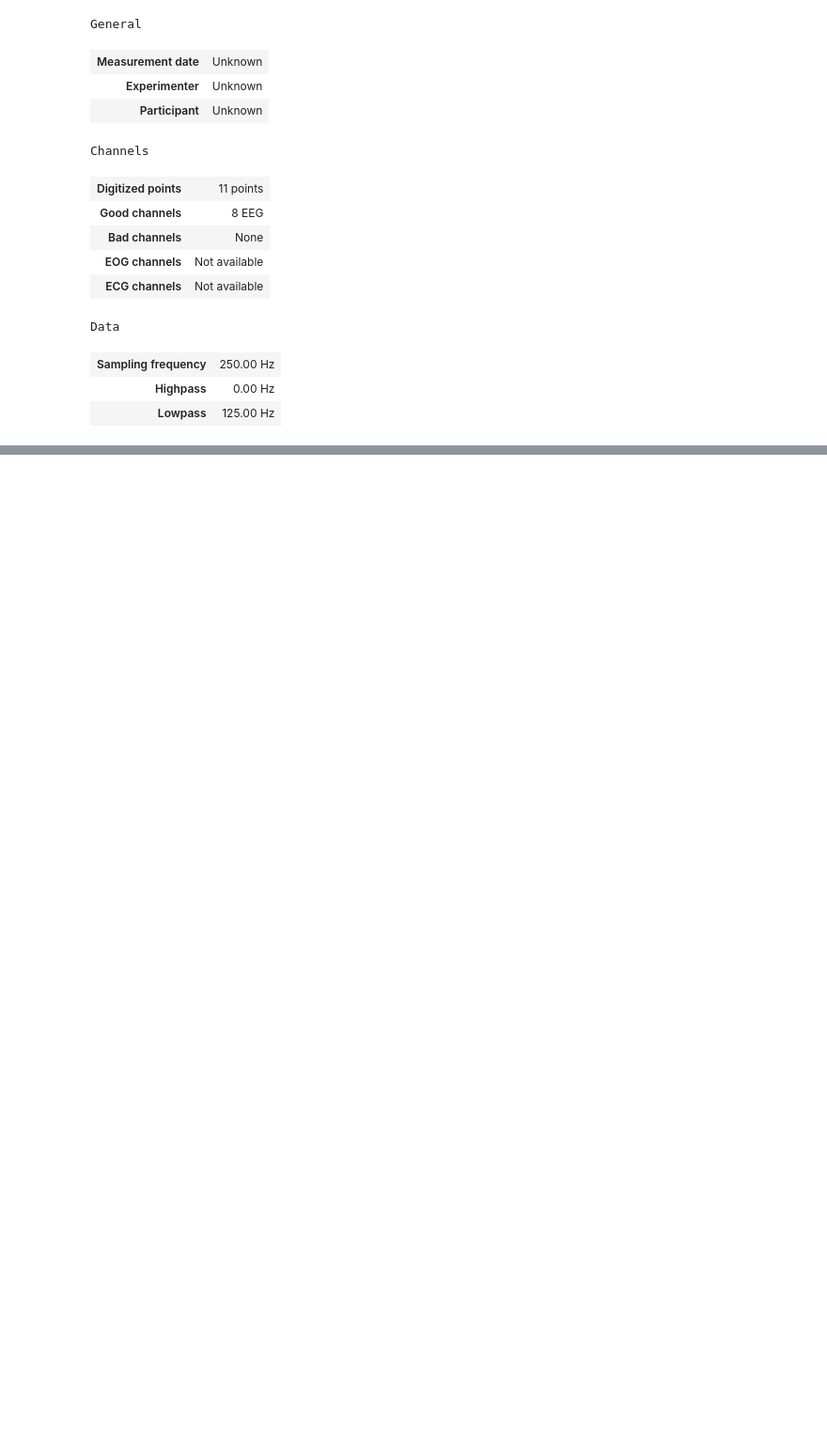
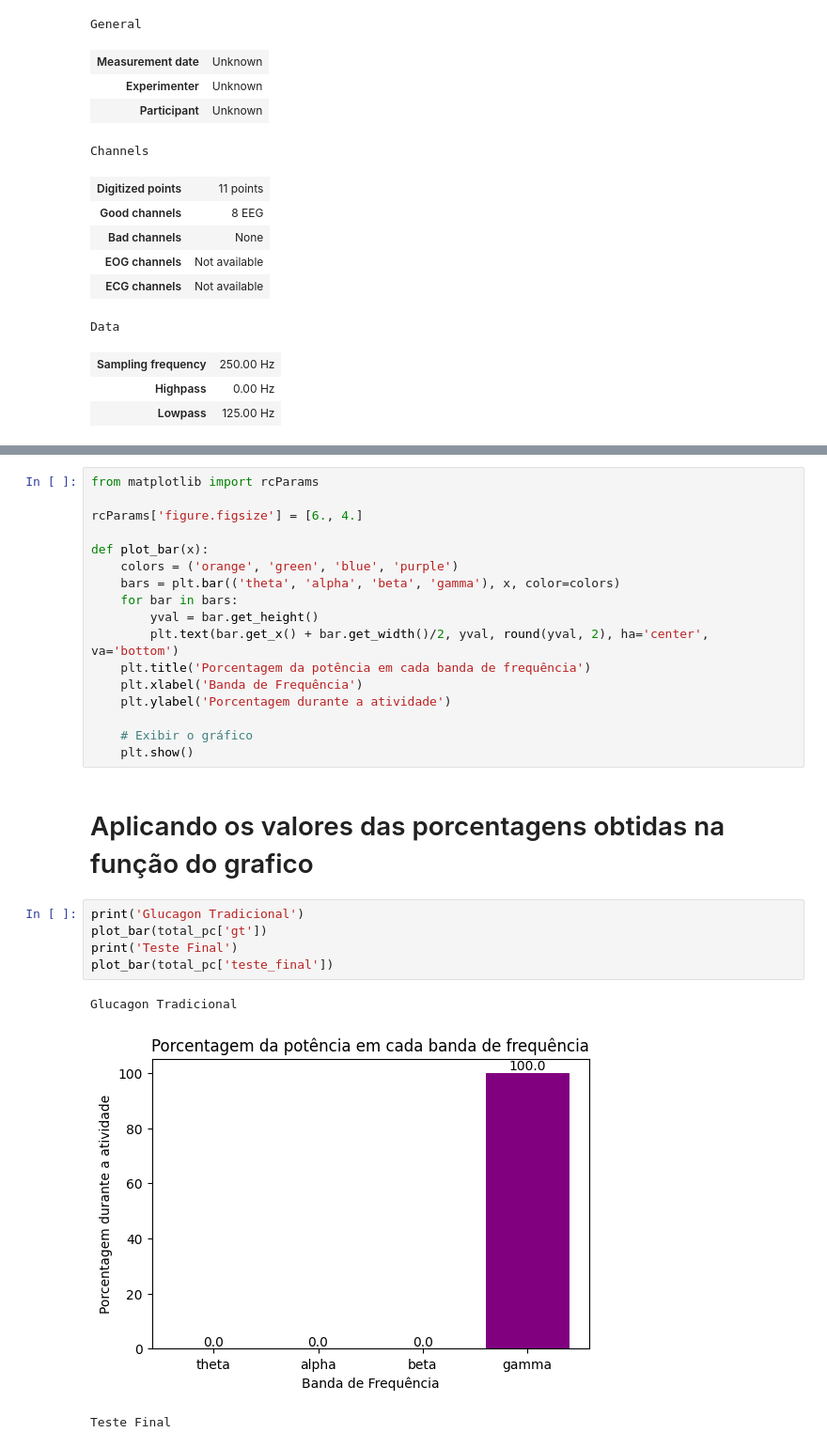
Before and after one commit to Thaynoanhit/Reconhecimento_De_Padroes, a Jupyter notebook: src/roteiro.ipynb, the cells around one changed output, grey strips where cells are left out. Shown at 94% size. Cells and saved outputs as stored; diff of their text form; blank space fills up the shorter version.

```diff
--- a/src/roteiro.ipynb
+++ b/src/roteiro.ipynb
@@ -105,0 +209,28 @@ gamma_band = (30, 100)    # Gamma: 30 - 100 Hz
+# %%
+from matplotlib import rcParams
+
+rcParams['figure.figsize'] = [6., 4.]
+
+def plot_bar(x):
+    colors = ('orange', 'green', 'blue', 'purple')
+    bars = plt.bar(('theta', 'alpha', 'beta', 'gamma'), x, color=colors)
+    for bar in bars:
+        yval = bar.get_height()
+        plt.text(bar.get_x() + bar.get_width()/2, yval, round(yval, 2), ha='center', va='bottom')
+    plt.title('Porcentagem da potência em cada banda de frequência')
+    plt.xlabel('Banda de Frequência')
+    plt.ylabel('Porcentagem durante a atividade')
+
+    # Exibir o gráfico
+    plt.show()
+# %% [markdown]
+# Aplicando os valores das porcentagens obtidas na função do grafico
+# %%
+print('Glucagon Tradicional')
+plot_bar(total_pc['gt'])
+print('Teste Final')
+plot_bar(total_pc['teste_final'])
+# %% [output]
+Glucagon Tradicional
+[figure, added]
+Teste Final
```
Also changed, not shown: parts of 8 cells of this notebook, 2 other files.
